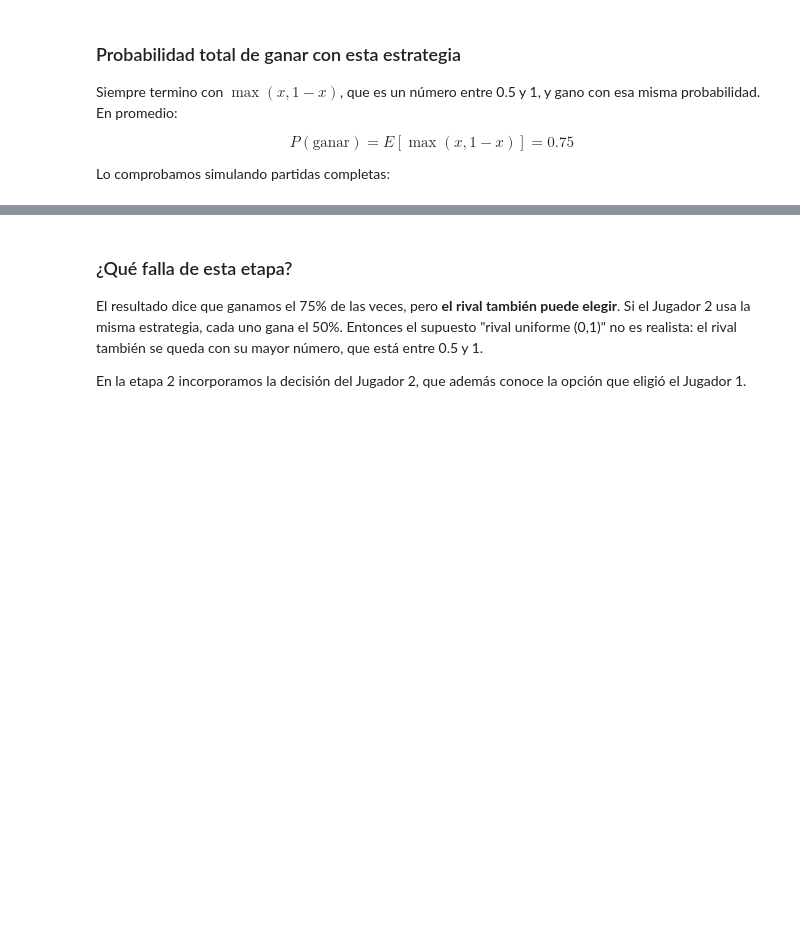
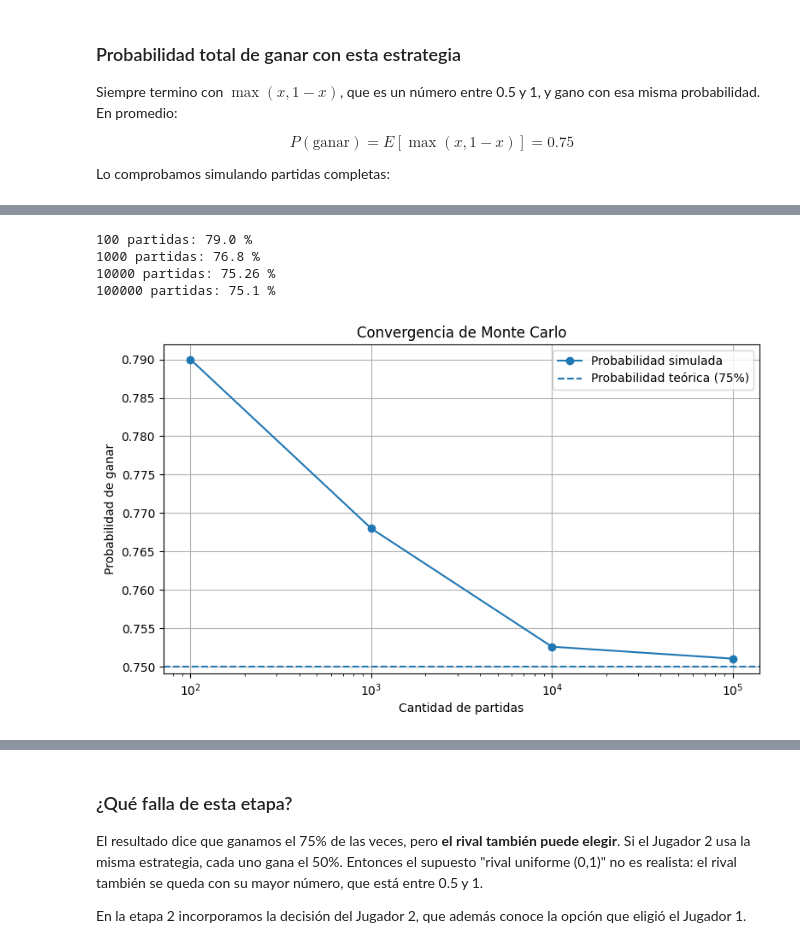
Before and after one commit to VictoriaMarull/finalTRPIII, a Jupyter notebook: trp3.ipynb, the cells around one changed output, grey strips where cells are left out. Saved outputs shown, nothing was run; the diff lists cells and outputs as text; code cells hidden in the pictures; blank space fills up the shorter version.

```diff
--- a/trp3.ipynb
+++ b/trp3.ipynb
@@ -134,0 +226,49 @@ print("P(ganar) simulada:", round(jugar_etapa1(1000000), 4))
+# %%
+
+# Diferentes cantidades de partidas
+cantidades = [100, 1000, 10000, 100000]
+
+resultados = []
+
+for n in cantidades:
+
+    probabilidad = jugar_etapa1(n)
+
+    resultados.append(probabilidad)
+
+    print(
+        n, "partidas:",
+        round(probabilidad * 100, 2), "%"
+    )
+
+# Gráfico de convergencia
+plt.figure(figsize=(9, 5))
+
+plt.plot(
+    cantidades,
+    resultados,
+    marker="o",
+    label="Probabilidad simulada"
+)
+
+plt.axhline(
+    0.75,
+    linestyle="--",
+    label="Probabilidad teórica (75%)"
+)
+
+plt.xscale("log")
+plt.xlabel("Cantidad de partidas")
+plt.ylabel("Probabilidad de ganar")
+plt.title("Convergencia de Monte Carlo")
+
+plt.legend()
+plt.grid(True)
+
+plt.show()
+# %% [output]
+100 partidas: 79.0 %
+1000 partidas: 76.8 %
+10000 partidas: 75.26 %
+100000 partidas: 75.1 %
+[figure, added]
```
Also changed, not shown: parts of 13 cells of this notebook, 1 other file.
